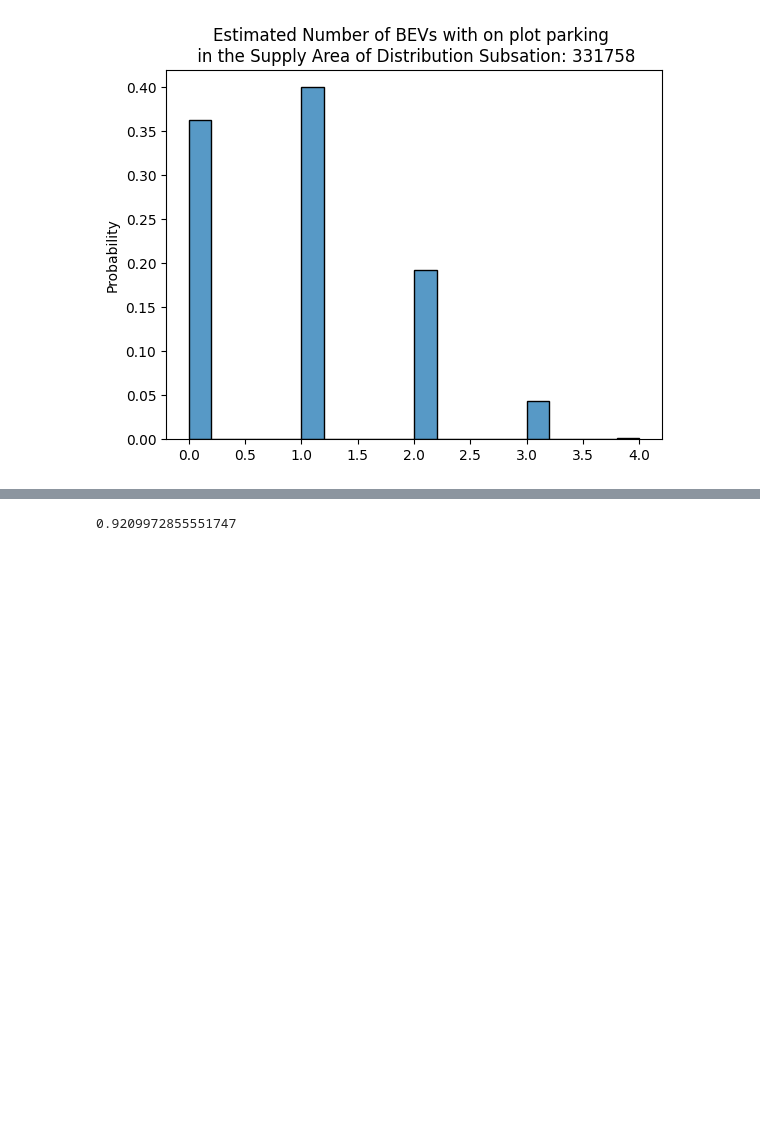
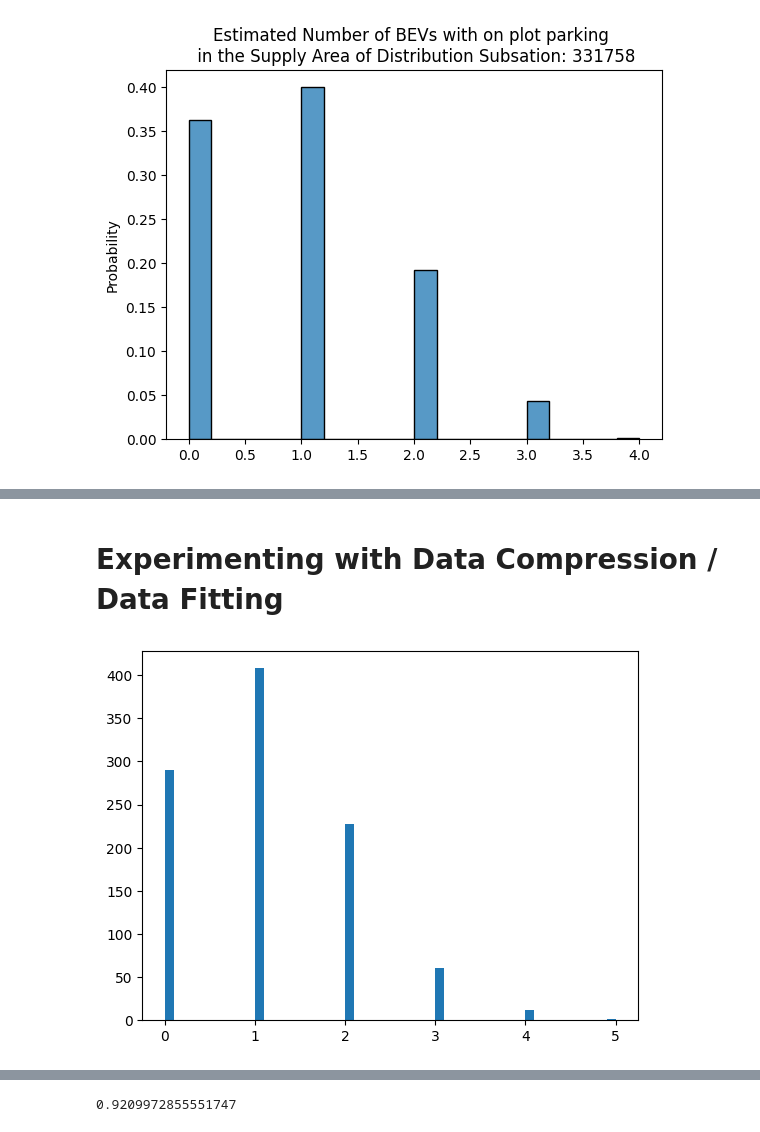
Before and after one commit to robertoldaker/net-zero-energy-systems, a Jupyter notebook: EvDemandModel/Dev/HistoricalDataEstimation.ipynb, the cells around one changed output, grey strips where cells are left out. Saved outputs shown, nothing was run; the diff lists cells and outputs as text; code cells hidden in the pictures; blank space fills up the shorter version.

Commit message:
Experimenting with data compression (fitting)

```diff
--- a/EvDemandModel/Dev/HistoricalDataEstimation.ipynb
+++ b/EvDemandModel/Dev/HistoricalDataEstimation.ipynb
@@ -1272,0 +1273,2 @@ ds_bevs.mean()
+# %% [markdown]
+# Experimenting with Data Compression / Data Fitting
@@ -1272,0 +1277,5 @@ ds_bevs.mean()
+# %%
+plt.hist(ds_bevs, bins=50)
+plt.show()
+# %% [output]
+[figure, added]
```
Also changed, not shown: parts of 11 cells of this notebook.
